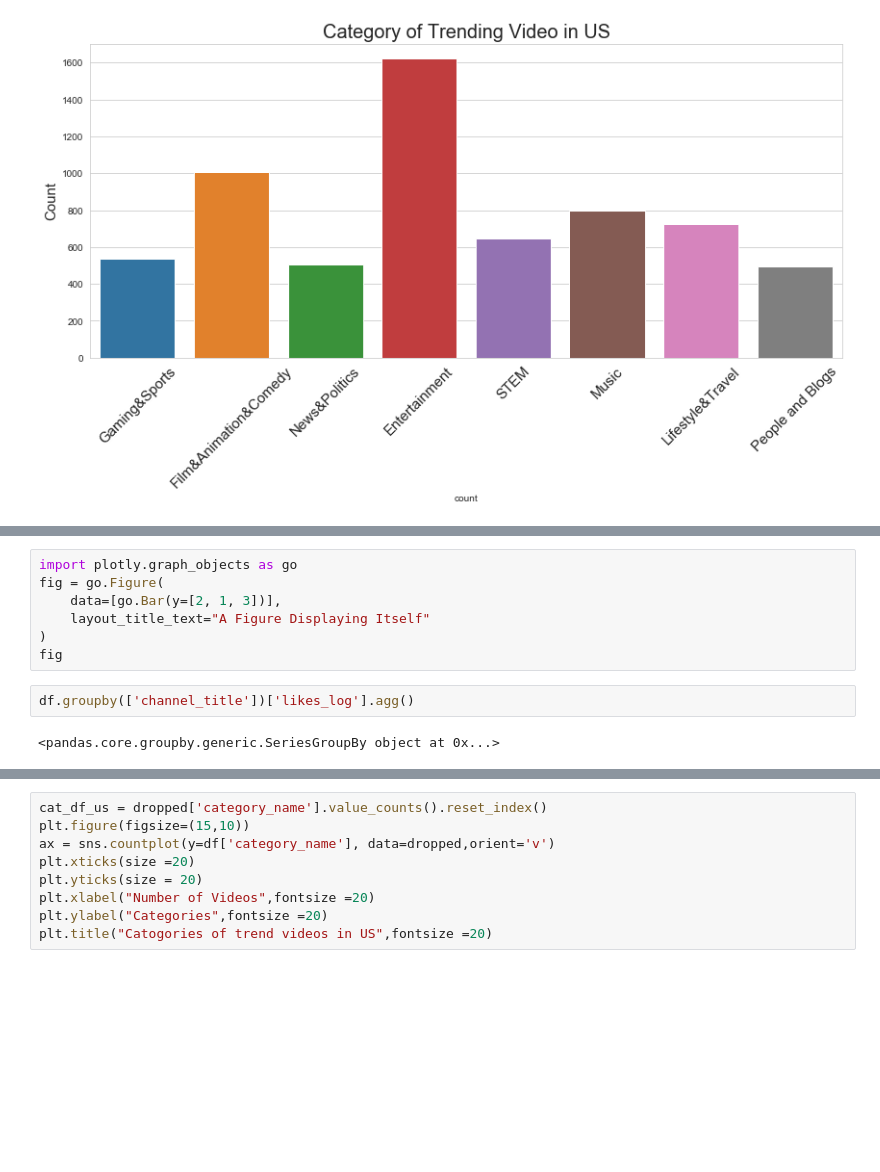
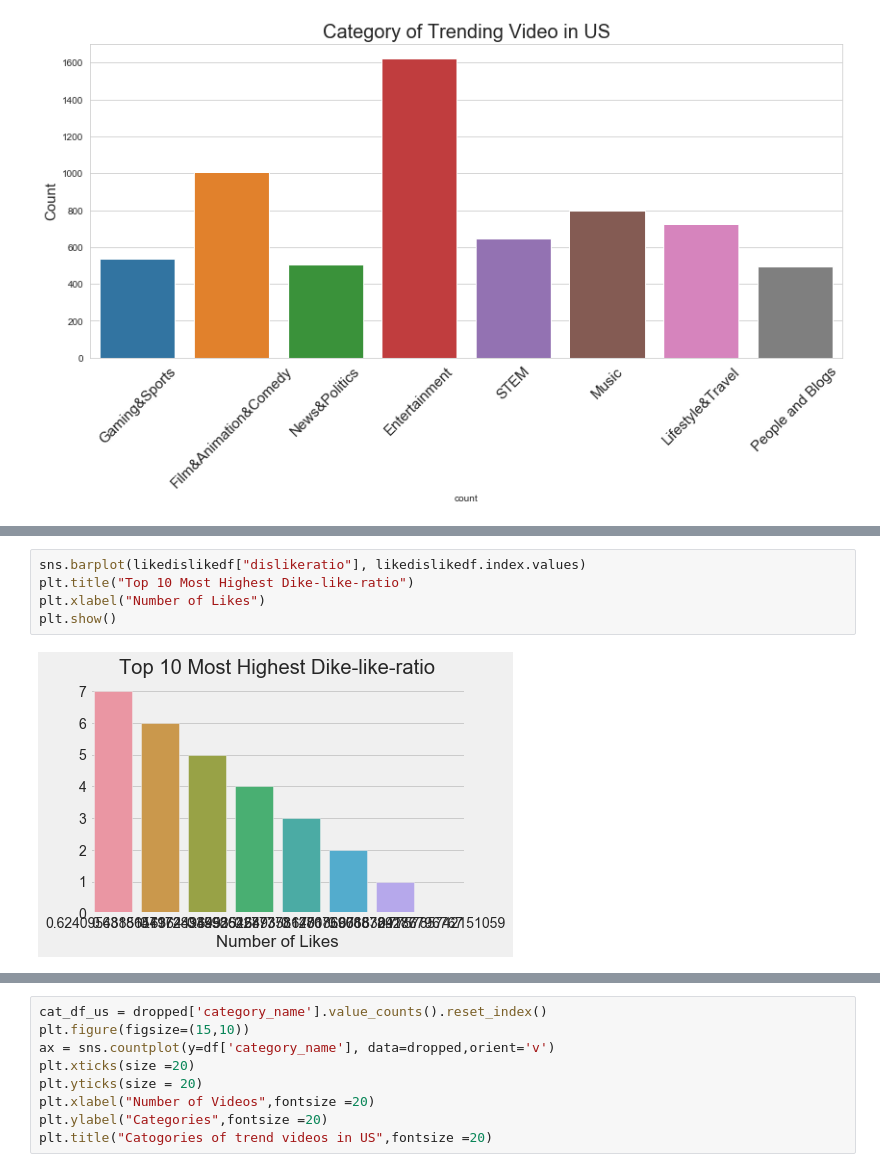
Before and after one commit to rockinhumingbird/Mod5, a Jupyter notebook: EDA and feature engineering of the title.ipynb, the cells around one changed output, grey strips where cells are left out. Drawn from its saved outputs; the diff is of its cells as text; blank space fills up the shorter version.

```diff
--- a/EDA and feature engineering of the title.ipynb
+++ b/EDA and feature engineering of the title.ipynb
@@ -237,11 +235,7 @@ fig
-# %%
-import plotly.graph_objects as go
-fig = go.Figure(
-    data=[go.Bar(y=[2, 1, 3])],
-    layout_title_text="A Figure Displaying Itself"
-)
-fig
-# %%
-df.groupby(['channel_title'])['likes_log'].agg()
-# %% [output]
-<pandas.core.groupby.generic.SeriesGroupBy object at 0x...>
+# %%
+sns.barplot(likedislikedf["dislikeratio"], likedislikedf.index.values)
+plt.title("Top 10 Most Highest Dike-like-ratio")
+plt.xlabel("Number of Likes")
+plt.show()
+# %% [output]
+[figure, added]
```
Also changed, not shown: parts of 54 cells of this notebook, 9 other files.
